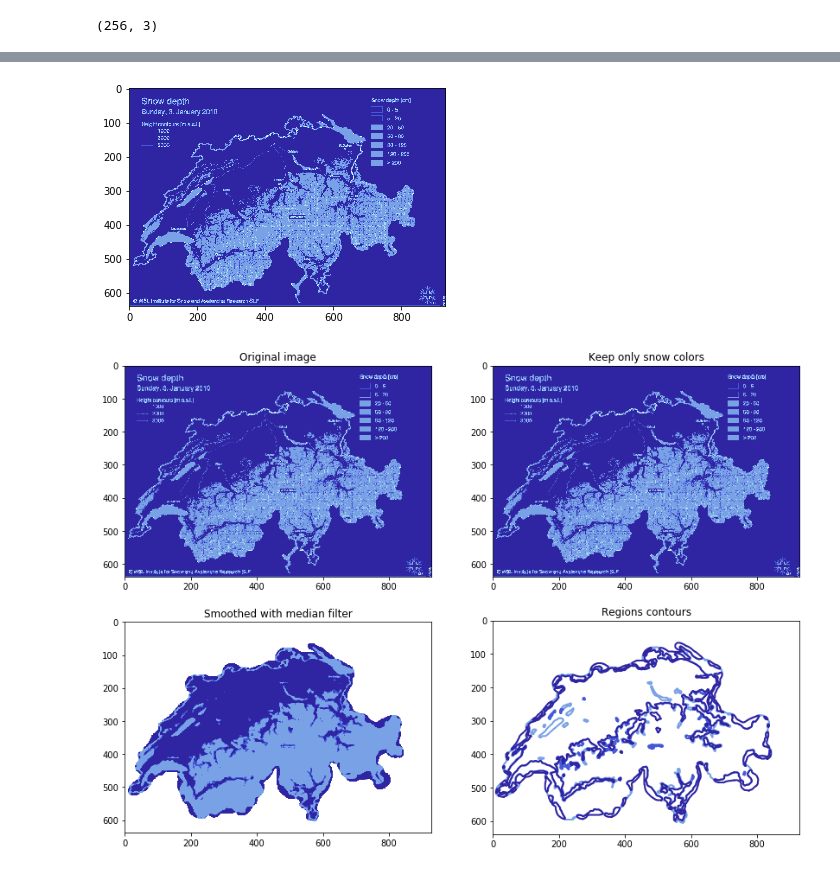
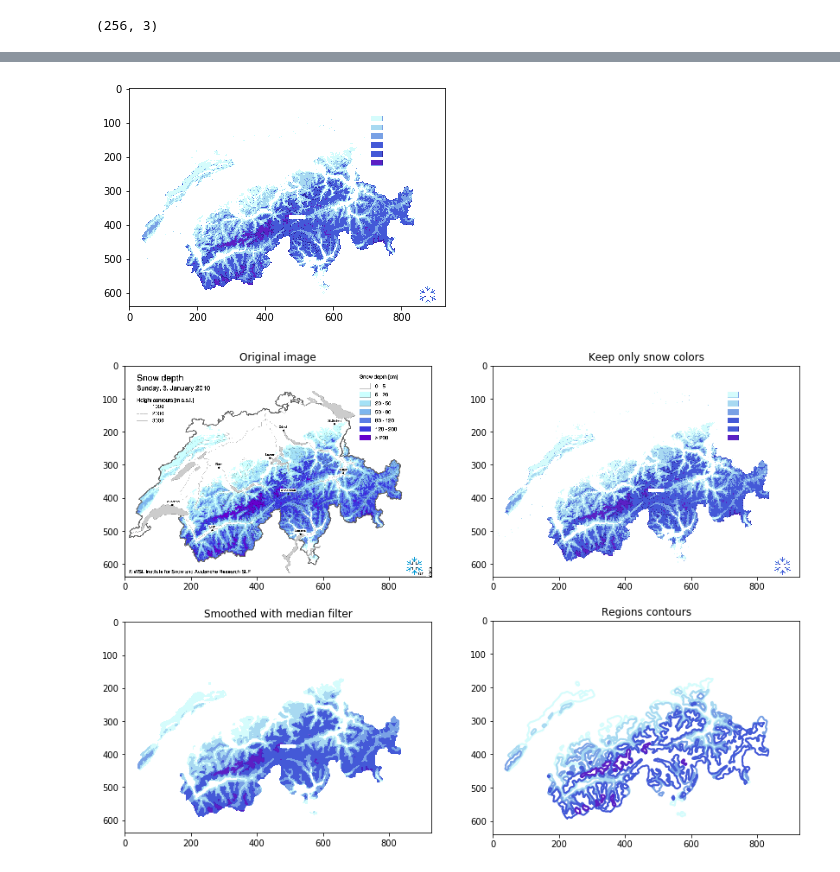
Before and after one commit to swiss-avalanches/swiss-avalanches.github.io, a Jupyter notebook: notebooks/snow_maps.ipynb, the cells around one changed output, grey strips where cells are left out. Drawn from its saved outputs; the diff is of its cells as text; code cells hidden in the pictures.

```diff
--- a/notebooks/snow_maps.ipynb
+++ b/notebooks/snow_maps.ipynb
@@ -37,6 +27,9 @@ dark_medium_blue = np.array([68, 89, 215]) #68 88 215
 dark_blue = np.array([47, 36, 162])
 purple = np.array([91, 32, 196])
 
+color_code = ['#d5fcfc', '#a8d9f1', '#79a1e5',
+              '#4459d7', '#2f24a2', '#5b20c4']
+
 blue1 = np.array([53, 65, 212])
 blue2 = np.array([96, 128, 222])
 blue3 = np.array([83, 111, 192])
@@ -44,11 +37,13 @@ blue4 = np.array([48, 59, 195])
 blue5 = np.array([176, 224, 243])
 blue6 = np.array([171, 217, 236])
 
-shades_blue = [light_blue, light_medium_blue, medium_blue, dark_medium_blue, dark_blue, purple]
+shades_blue = [light_blue, light_medium_blue, medium_blue,
+               dark_medium_blue, dark_blue, purple]
 
 shades_grey = [np.array([c,c,c]) for c in range(255)]
 
-image_shades = [light_blue, light_medium_blue, medium_blue, dark_medium_blue, dark_blue, purple, white]
+image_shades = [light_blue, light_medium_blue, medium_blue,
+                dark_medium_blue, dark_blue, purple, white]
 
 green = np.array([204, 255, 102])
 
@@ -115,6 +110,7 @@ path = '../data/slf/2010/hstop/en/gif/20100103_hstop_en_c.gif' # hstop super pix
 img = Image.open(path)
 img = img.convert('RGB')
 img_arr = np.array(img)
+original_img = img_arr.copy()
 # %%
 # load mask of this size
 
@@ -123,6 +119,7 @@ quatre_canton_north = (8.435177, 47.082150)
 majeur_east = (8.856851, 46.151857)
 east_end = (10.472221, 46.544303)
 constance_nw = (9.035247, 47.812716)
+jura = (6.879290, 47.352935)
 
 landmarks_colors = {
     leman_west: raw_red,
@@ -130,6 +127,7 @@ landmarks_colors = {
     majeur_east: raw_blue,
     constance_nw: raw_pink,
     east_end: raw_yellow,
+    jura: raw_cyan
 }
 
 def coord_color(img, color):
@@ -236,37 +220,37 @@ img_arr = replace_color(img_arr)
 # %%
 plt.imshow(img_arr);
 # %% [output]
-[figure, old version]
+[figure, new version]
 # %%
 fig, axes = plt.subplots(2, 2, figsize=(14,10))
 
 # original image
-axes[0][0].imshow(img_arr);
+axes[0][0].imshow(original_img);
 axes[0][0].set_title('Original image');
 
 #img_arr = im
 
 # keep useful colors
 regions_only = keep_colors(img_arr, shades_blue)
 axes[0][1].imshow(regions_only);
 axes[0][1].set_title('Keep only snow colors');
 
 # clip the binary mask to remove color key
 regions_only[~binary_mask] = 255
 regions_only = Image.fromarray(regions_only).convert('RGB')
 smoothed = regions_only.filter(ImageFilter.MedianFilter(7))
 axes[1][0].imshow(smoothed);
 axes[1][0].set_title('Smoothed with median filter');
 
 # extract contours
 axes[1][1].set_xlim([0, img_arr.shape[1]])
 axes[1][1].set_ylim([0, img_arr.shape[0]])
 axes[1][1].invert_yaxis()
 axes[1][1].set_title('Regions contours')
 
 for color in shades_blue:
     contours = color_contours(smoothed, color)
     for contour in contours:
         axes[1][1].plot(contour[:, 1], contour[:, 0], linewidth=2, c=[x / 255 for x in color])
 # %% [output]
-[figure, old version]
+[figure, new version]
```
Also changed, not shown: parts of 11 cells of this notebook, 3 other files.
